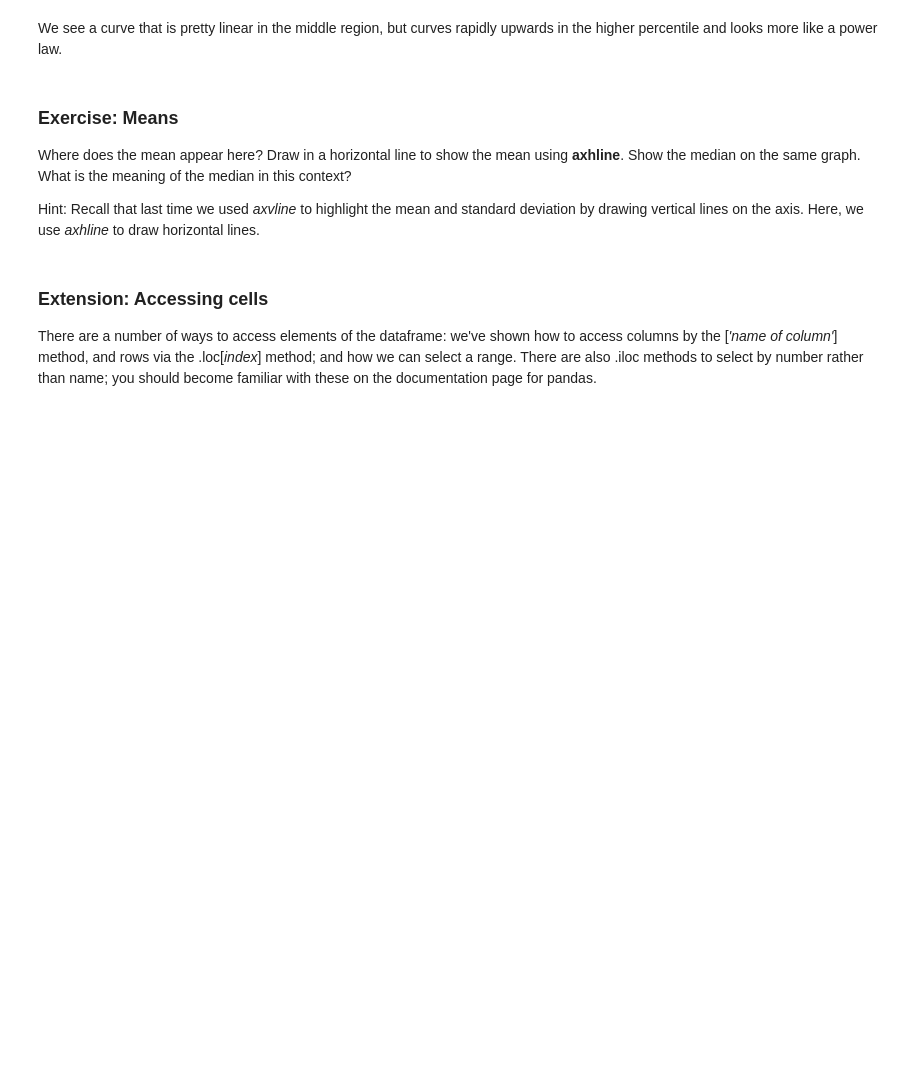
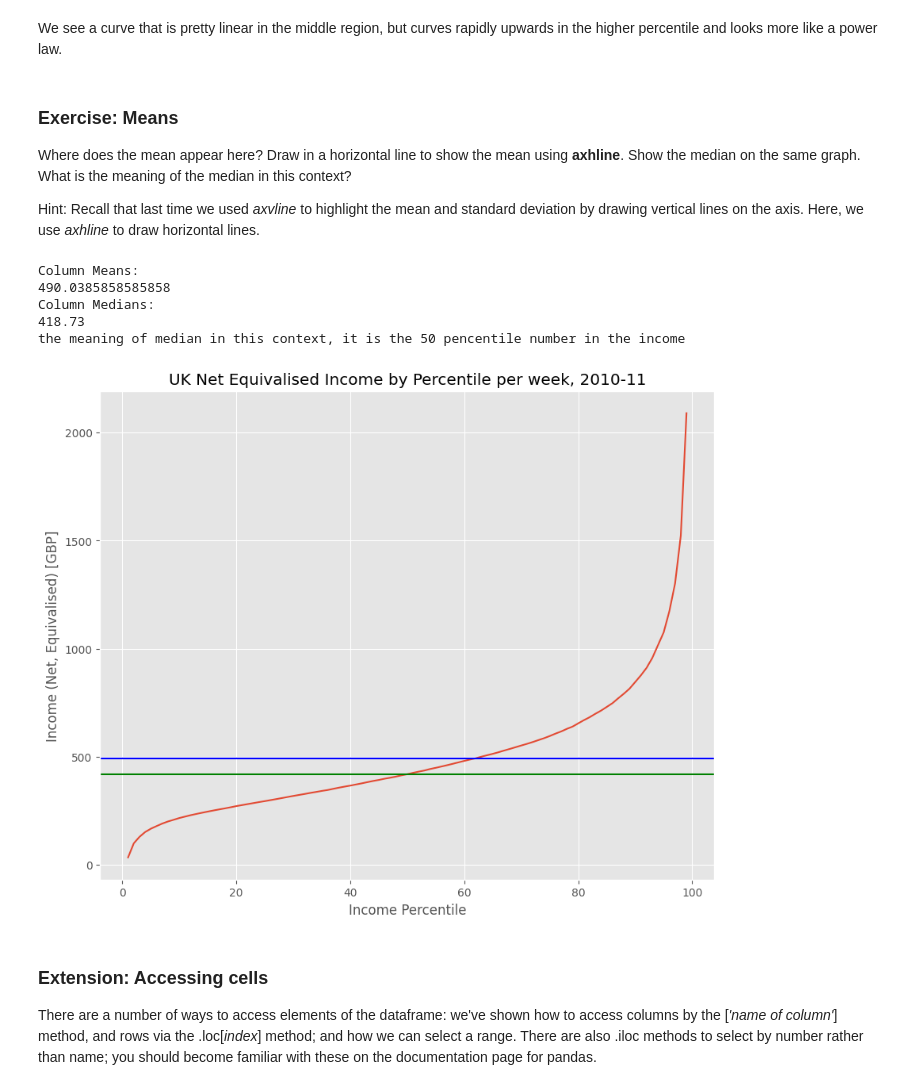
Before and after one commit to wilsonliu222/QM-2, a Jupyter notebook: notebooks/W02. Pandas.ipynb, the cells around one changed output. Cells and saved outputs as stored; diff of their text form; code cells hidden in the pictures; blank space fills up the shorter version.

```diff
--- a/notebooks/W02. Pandas.ipynb
+++ b/notebooks/W02. Pandas.ipynb
@@ -209,6 +246,47 @@ We see a curve that is pretty linear in the middle region, but curves rapidly up
 Where does the mean appear here? Draw in a horizontal line to show the mean using **axhline**. Show the median on the same graph. What is the meaning of the median in this context?
 
 Hint: Recall that last time we used *axvline* to highlight the mean and standard deviation by drawing vertical lines on the axis. Here, we use *axhline* to draw horizontal lines.
+# %%
+import pandas as pd
+import matplotlib.pyplot as plt
+
+# data_path is my document pathway
+data_path = "./data/wk2/incomes.csv"
+
+# use the pd.read_csv in pandas to read the data in the income dataframe we import
+income = pd.read_csv(data_path, index_col=0)
+
+# 创建 DataFrame，其实这一步可以省略
+df = pd.DataFrame(income)
+
+# 计算指定列的平均值和中位数
+column_means = df['Net equivalised household income in 2010-11, week'].mean()
+column_medians = df['Net equivalised household income in 2010-11, week'].median()
+
+# 打印结果
+print('Column Means:')
+print(column_means)
+print('Column Medians:')
+print(column_medians)
+
+# 绘制折线图
+income['Net equivalised household income in 2010-11, week'].plot()
+plt.title('UK Net Equivalised Income by Percentile per week, 2010-11')
+plt.xlabel('Income Percentile')
+plt.ylabel('Income (Net, Equivalised) [GBP]')
+
+# 添加均值和中位数的水平线
+plt.axhline(y=column_means, color='blue', linestyle='-', label='mean at y=column_means')
+plt.axhline(y=column_medians, color='green', linestyle='-', label='median at y=column_medians')
+
+print('the meaning of median in this context, it is the 50 pencentile number in the income')
+# %% [output]
+Column Means:
+490.0385858585858
+Column Medians:
+418.73
+the meaning of median in this context, it is the 50 pencentile number in the income
+[figure, added]
 # %% [markdown]
 ### Extension: Accessing cells
 
```
Also changed, not shown: parts of 17 cells of this notebook.
